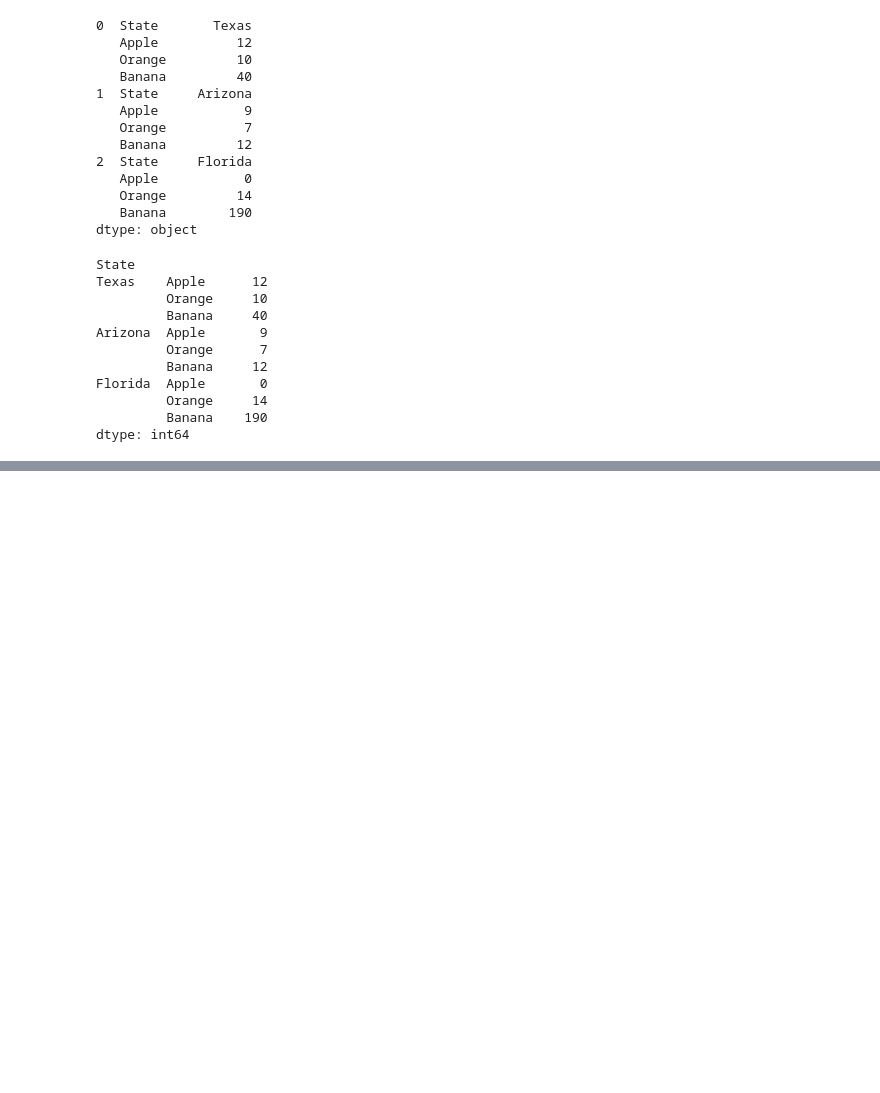
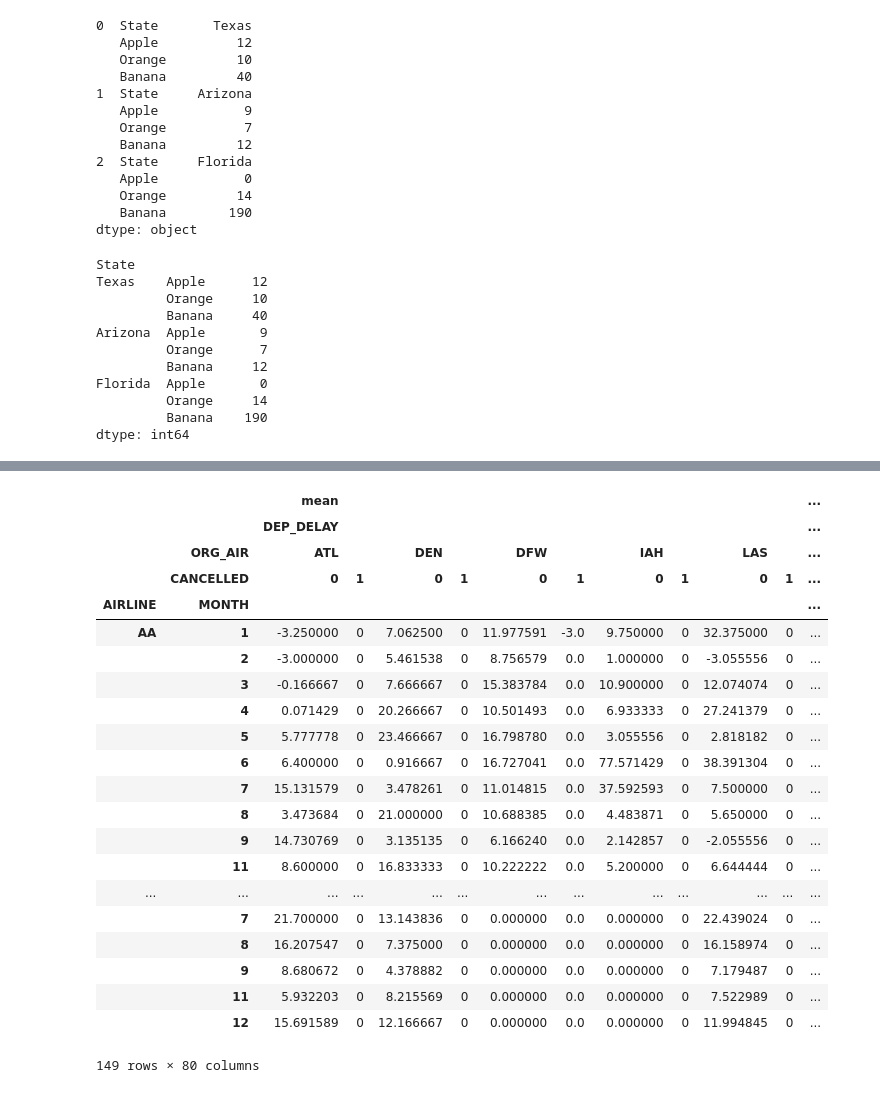
Before and after one commit to davetlewis-van/Pandas-Cookbook, a Jupyter notebook: Tidying data.ipynb, the cells around one changed output, grey strips where cells are left out. Drawn from its saved outputs; the diff is of its cells as text; code cells hidden in the pictures; blank space fills up the shorter version.

```diff
--- a/Tidying data.ipynb
+++ b/Tidying data.ipynb
@@ -103,0 +453,8 @@ dtype: int64
+# %%
+flights = pd.read_csv('data/flights.csv')
+fp = flights.pivot_table(index='AIRLINE',
+                         columns='ORG_AIR',
+                         values='CANCELLED',
+                         aggfunc='sum',
+                         fill_value=0).round(2)
+fp.head()
@@ -103,0 +495,29 @@ dtype: int64
+# %%
+flights.pivot_table(index=['AIRLINE', 'MONTH'],
+                    columns=['ORG_AIR', 'CANCELLED'],
+                    values=['DEP_DELAY', 'DIST'],
+                    aggfunc=[np.mean, np.sum],
+                    fill_value=0)
+# %% [output]
+|  |  | mean |  |  |  |  |  |  |  |  |  | ... |
+|  |  | DEP_DELAY |  |  |  |  |  |  |  |  |  | ... |
+|  | ORG_AIR | ATL |  | DEN |  | DFW |  | IAH |  | LAS |  | ... |
+|  | CANCELLED | 0 | 1 | 0 | 1 | 0 | 1 | 0 | 1 | 0 | 1 | ... |
+| AIRLINE | MONTH |  |  |  |  |  |  |  |  |  |  | ... |
+| AA | 1 | -3.250000 | 0 | 7.062500 | 0 | 11.977591 | -3.0 | 9.750000 | 0 | 32.375000 | 0 | ... |
+|  | 2 | -3.000000 | 0 | 5.461538 | 0 | 8.756579 | 0.0 | 1.000000 | 0 | -3.055556 | 0 | ... |
+|  | 3 | -0.166667 | 0 | 7.666667 | 0 | 15.383784 | 0.0 | 10.900000 | 0 | 12.074074 | 0 | ... |
+|  | 4 | 0.071429 | 0 | 20.266667 | 0 | 10.501493 | 0.0 | 6.933333 | 0 | 27.241379 | 0 | ... |
+|  | 5 | 5.777778 | 0 | 23.466667 | 0 | 16.798780 | 0.0 | 3.055556 | 0 | 2.818182 | 0 | ... |
+|  | 6 | 6.400000 | 0 | 0.916667 | 0 | 16.727041 | 0.0 | 77.571429 | 0 | 38.391304 | 0 | ... |
+|  | 7 | 15.131579 | 0 | 3.478261 | 0 | 11.014815 | 0.0 | 37.592593 | 0 | 7.500000 | 0 | ... |
+|  | 8 | 3.473684 | 0 | 21.000000 | 0 | 10.688385 | 0.0 | 4.483871 | 0 | 5.650000 | 0 | ... |
+|  | 9 | 14.730769 | 0 | 3.135135 | 0 | 6.166240 | 0.0 | 2.142857 | 0 | -2.055556 | 0 | ... |
+|  | 11 | 8.600000 | 0 | 16.833333 | 0 | 10.222222 | 0.0 | 5.200000 | 0 | 6.644444 | 0 | ... |
+| ... | ... | ... | ... | ... | ... | ... | ... | ... | ... | ... | ... | ... |
+|  | 7 | 21.700000 | 0 | 13.143836 | 0 | 0.000000 | 0.0 | 0.000000 | 0 | 22.439024 | 0 | ... |
+|  | 8 | 16.207547 | 0 | 7.375000 | 0 | 0.000000 | 0.0 | 0.000000 | 0 | 16.158974 | 0 | ... |
+|  | 9 | 8.680672 | 0 | 4.378882 | 0 | 0.000000 | 0.0 | 0.000000 | 0 | 7.179487 | 0 | ... |
+|  | 11 | 5.932203 | 0 | 8.215569 | 0 | 0.000000 | 0.0 | 0.000000 | 0 | 7.522989 | 0 | ... |
+|  | 12 | 15.691589 | 0 | 12.166667 | 0 | 0.000000 | 0.0 | 0.000000 | 0 | 11.994845 | 0 | ... |
+149 rows × 80 columns
```
Also changed, not shown: parts of 103 cells of this notebook, 1 other file.
